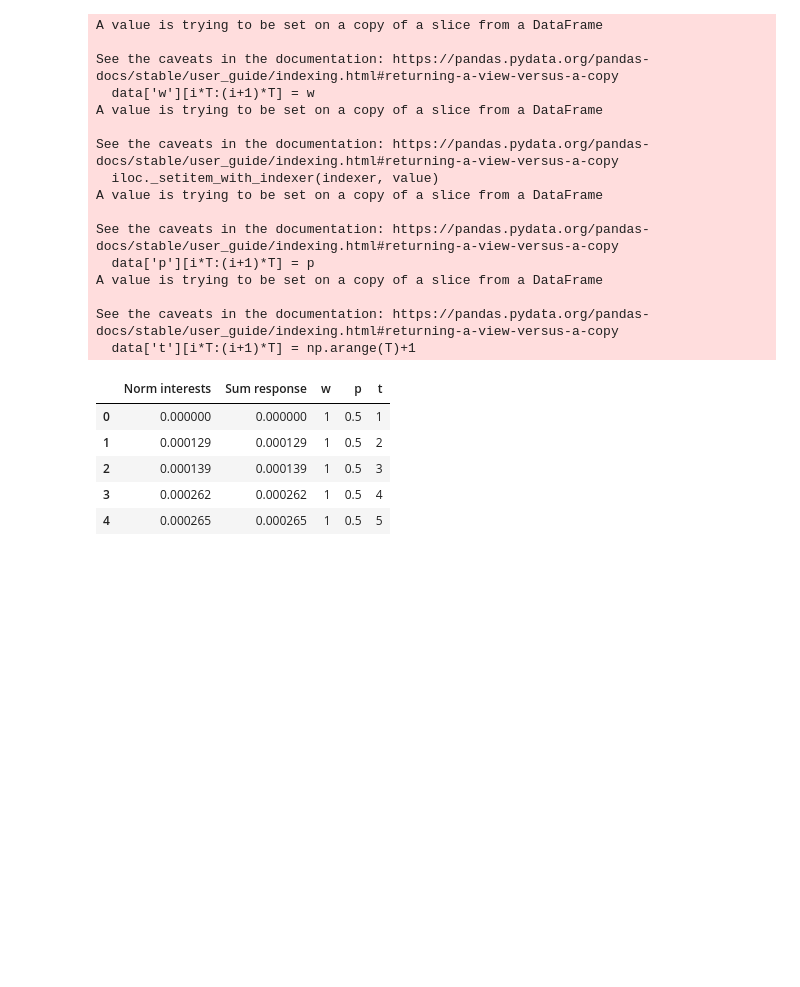
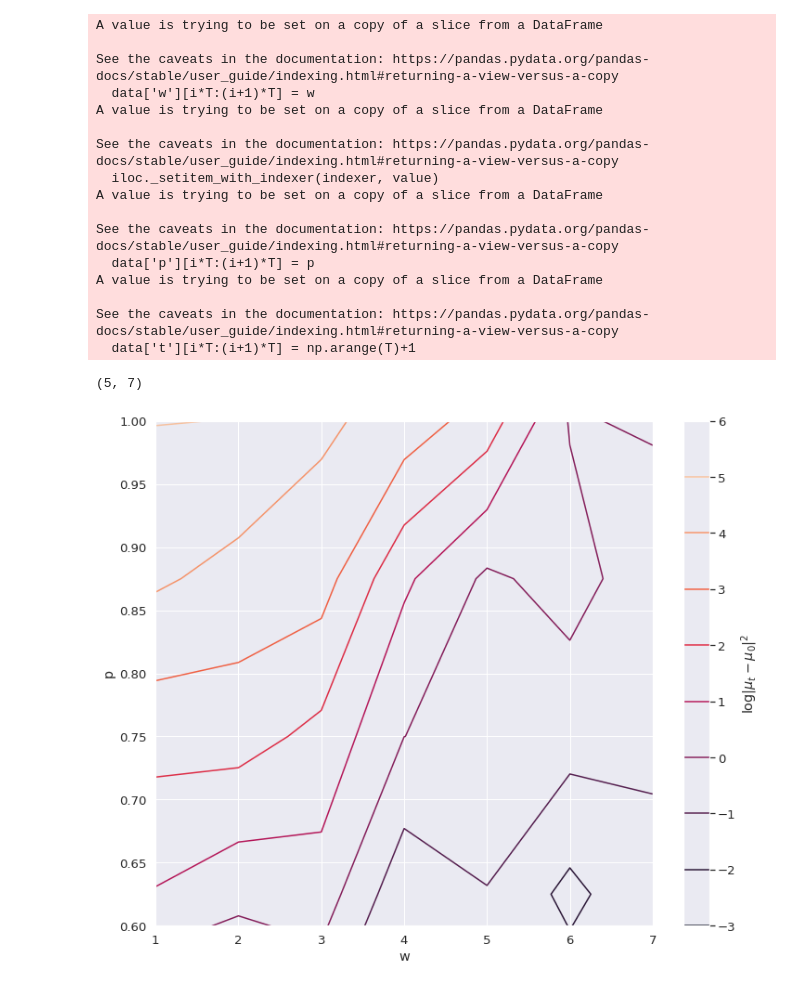
Before and after one commit to prog-autom/bandit-loops, a Jupyter notebook: notebooks/error_analysis_wp.ipynb, the cells around one changed output. Saved outputs shown, nothing was run; the diff lists cells and outputs as text; code cells hidden in the pictures; blank space fills up the shorter version.

```diff
--- a/notebooks/error_analysis_wp.ipynb
+++ b/notebooks/error_analysis_wp.ipynb
@@ -101,12 +101,5 @@ A value is trying to be set on a copy of a slice from a DataFrame
 
 See the caveats in the documentation: https://pandas.pydata.org/pandas-docs/stable/user_guide/indexing.html#returning-a-view-versus-a-copy
   data['t'][i*T:(i+1)*T] = np.arange(T)+1
-# %%
-data.head()
-# %% [output]
-|  | Norm interests | Sum response | w | p | t |
-| 0 | 0.000000 | 0.000000 | 1 | 0.5 | 1 |
-| 1 | 0.000129 | 0.000129 | 1 | 0.5 | 2 |
-| 2 | 0.000139 | 0.000139 | 1 | 0.5 | 3 |
-| 3 | 0.000262 | 0.000262 | 1 | 0.5 | 4 |
-| 4 | 0.000265 | 0.000265 | 1 | 0.5 | 5 |
+# %%
+last_val = data[data['t']==T]
@@ -113,3 +108,27 @@ data.head()
+# %%
+fig = plt.figure(figsize=(12,10))
+x, y = np.meshgrid(np.arange(1,8), np.linspace(0.5, 1., 5))
+z = np.empty((5,7))
+
+print(x.shape)
+
+for i in range(5):
+    for j  in range(7):
+        z[i, j] = last_val[(last_val['w']==x[i,j]) & (last_val['p']==y[i,j])]['Norm interests']
+
+plt.xlim((1,7))
+plt.ylim((0.6,1.))
+
+plt.xlabel('w')
+plt.ylabel('p')
+ax = plt.contour(x, y, np.log(z))
+
+cbar = fig.colorbar(ax)
+cbar.set_label(r'$\log \|\mu_t - \mu_0 \|^2$')
+plt.savefig('plot_wp.pdf')
+# %% [output]
+(5, 7)
+[figure, added]
 # %%
 from mpl_toolkits.mplot3d import Axes3D
 
```
Also changed, not shown: parts of 7 cells of this notebook, 2 other files.
